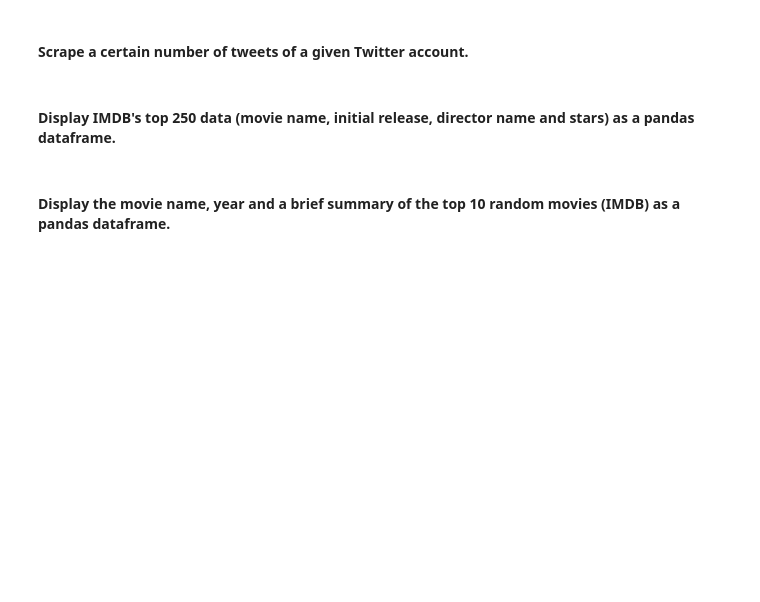
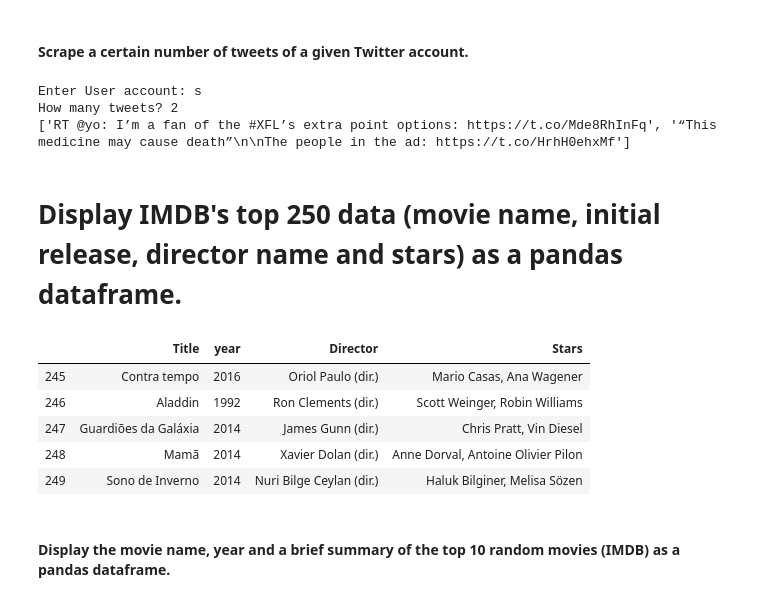
Before and after one commit to ta-data-lis/lab-web-scraping, a Jupyter notebook: your-code/main.ipynb, the cells around one changed output. Cells and saved outputs as stored; diff of their text form; code cells hidden in the pictures; blank space fills up the shorter version.

```diff
--- a/your-code/main.ipynb
+++ b/your-code/main.ipynb
@@ -161,5 +443,19 @@ url = 'https://twitter.com/'
+# %%
+# your code here
+handle = input('Enter User account: ')
+
+numb_tweet = input('How many tweets? ')
+tweets = api.user_timeline(screen_name=handle , count = numb_tweet, tweet_mode='extended')
+tweets = [tweet.full_text for tweet in tweets]
+
+
+print(tweets)
+# %% [output]
+Enter User account: s
+How many tweets? 2
+['RT @yo: I’m a fan of the #XFL’s extra point options: https://t.co/Mde8RhInFq', '“This medicine may cause death”\n\nThe people in the ad: https://t.co/HrhH0ehxMf']
 # %% [markdown]
-#### Display IMDB's top 250 data (movie name, initial release, director name and stars) as a pandas dataframe.
+# Display IMDB's top 250 data (movie name, initial release, director name and stars) as a pandas dataframe.
 # %%
 # This is the url you will scrape in this exercise
 url = 'https://www.imdb.com/chart/top'
@@ -168,3 +462,59 @@ url = 'https://www.imdb.com/chart/top'
+# %%
+# your code here
+
+#imdb = pd.DataFrame(list(zip(movies, year, directors, star1, star2)), columns= ['movies', 'release', 'directors', 'star1', 'star2'])\n",
+
+
+import re
+
+html = requests.get(url).content
+soup = BeautifulSoup(html, 'lxml')
+
+table = soup.find_all('table' , attrs= {'class':'chart full-width'})[0]
+
+
+row = table.find_all('tr')
+row
+
+all_cast = [cast.get('title').split(',') for cast in table.find_all('a') if cast.get('title') is not None]
+director = [name[0] for name in all_cast]
+director
+
+stars = [','.join(name[1:]).strip() for name in all_cast]
+stars
+
+
+rows = [r.text.replace('\n', '').replace('\xa0','').strip() for r in row]
+rows = rows[1:]
+
+rows
+
+title = [' '.join(re.findall('\w*', name)[1:-4]) for name in rows ]
+title = [name[1:-4] for name in title]
+
+
+
+year = [re.findall('\d{4} ', numb)[0] for numb in title ]
+
+
+title_name = [x[6:-30] for x in title]
+title_name
+
+df = pd.DataFrame(title_name)
+df['year'] = year
+df['Director'] = director
+df['Stars'] = stars
+
+df = df.rename(columns = {0 : 'Title'})
+
+df.tail()
+# %% [output]
+|  | Title | year | Director | Stars |
+| 245 | Contra tempo | 2016 | Oriol Paulo (dir.) | Mario Casas, Ana Wagener |
+| 246 | Aladdin | 1992 | Ron Clements (dir.) | Scott Weinger, Robin Williams |
+| 247 | Guardiões da Galáxia | 2014 | James Gunn (dir.) | Chris Pratt, Vin Diesel |
+| 248 | Mamã | 2014 | Xavier Dolan (dir.) | Anne Dorval, Antoine Olivier Pilon |
+| 249 | Sono de Inverno | 2014 | Nuri Bilge Ceylan (dir.) | Haluk Bilginer, Melisa Sözen |
 # %% [markdown]
 #### Display the movie name, year and a brief summary of the top 10 random movies (IMDB) as a pandas dataframe.
 # %%
```
Also changed, not shown: parts of 65 cells of this notebook, 1 other file.
